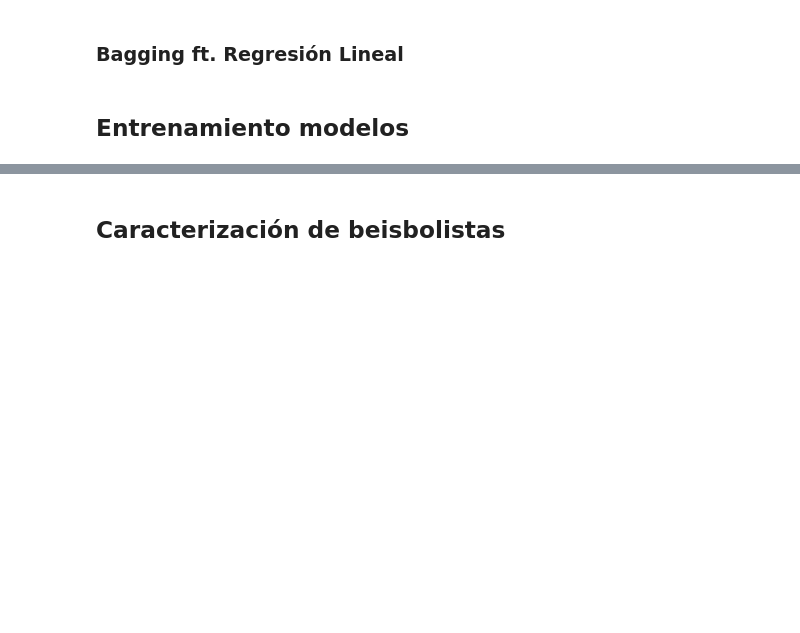
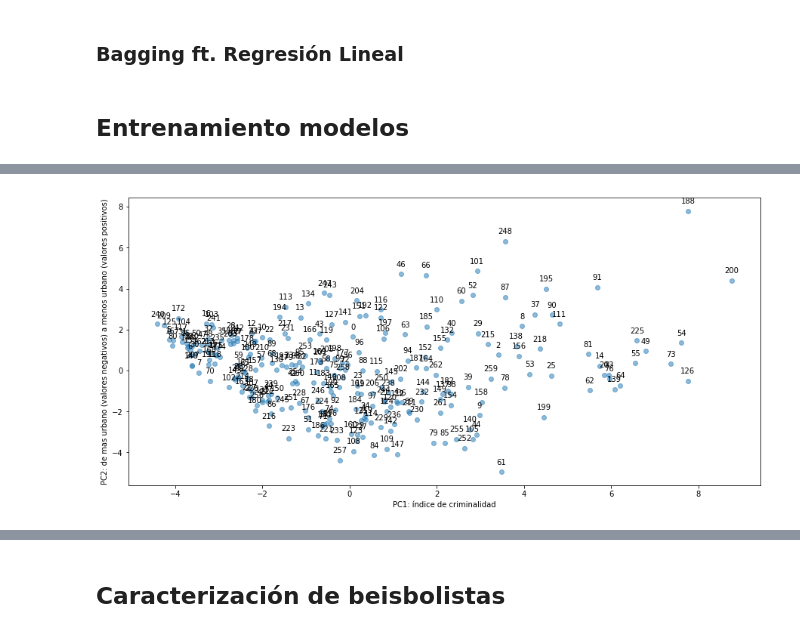
Before and after one commit to Hagia/ICESI-Courses, a Jupyter notebook: Data Mining/Final project/Baseball-Project.ipynb, the cells around one changed output, grey strips where cells are left out. Cells and saved outputs as stored; diff of their text form; code cells hidden in the pictures; blank space fills up the shorter version.

```diff
--- a/Data Mining/Final project/Baseball-Project.ipynb
+++ b/Data Mining/Final project/Baseball-Project.ipynb
@@ -399,0 +485,13 @@ bagging = BaggingRegressor(base_estimator = LinearRegression(),   # Por defecto
+# %%
+plt.figure(figsize=(15, 7))
+plt.scatter(df_proyectado[:, 0], df_proyectado[:, 1], alpha=0.5)
+plt.xlabel('PC1: índice de criminalidad')
+plt.ylabel('PC2: de mas urbano (valores negativos) a menos urbano (valores positivos)')
+for x,y,label in zip(df_proyectado[:, 0], df_proyectado[:, 1], noNullDataNormali.index):
+    plt.annotate(label,
+                 (x,y), # this is the point to label
+                 textcoords="offset points", # how to position the text
+                 xytext=(0,10), # distance from text to points (x,y)
+                 ha='center') # horizontal alignment can be left, right or center
+# %% [output]
+[figure, added]
```
Also changed, not shown: parts of 26 cells of this notebook.
